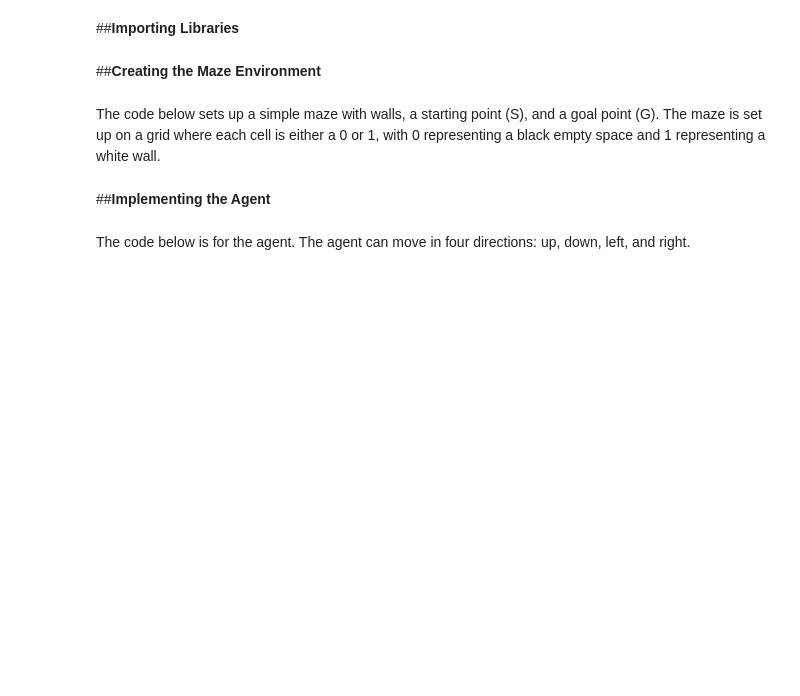
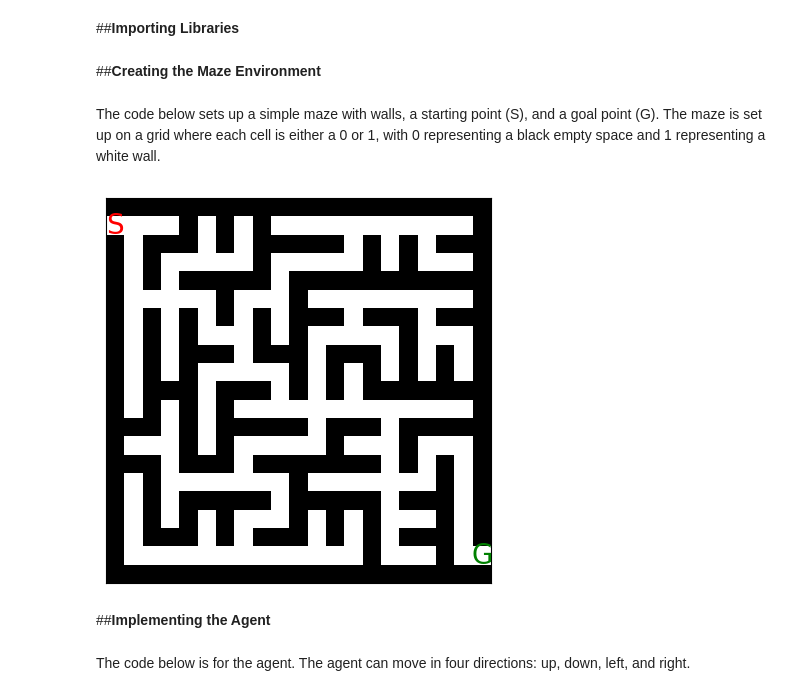
Before and after one commit to bharatramanaik/Maze-solver-bot, a Jupyter notebook: FinalMaze_gdrive.ipynb, the cells around one changed output. Cells and saved outputs as stored; diff of their text form; code cells hidden in the pictures; blank space fills up the shorter version.

```diff
--- a/FinalMaze_gdrive.ipynb
+++ b/FinalMaze_gdrive.ipynb
@@ -88,12 +88,12 @@ def generate_matrix(image_path):
 
     return mapped_matrix
 # %%
-#maze_layout=generate_matrix(f"E:/Major_project/Major Project/Major Project/Final_model/archive/rectangular_mazes/{iter}.png")
-# Create an instance of the maze and set the starting and ending positions
-#maze = Maze(maze_layout, (0, 1), (20, 19))
-# Visualize the maze
-# print(maze_layout[0,1])
-# maze.show_maze()
+maze_layout=generate_matrix(f"E:/Major_project/Major-Project/Major-Project/Final_model/archive/rectangular_mazes/5.png")
+
+maze = Maze(maze_layout, (0, 1), (20, 19))
+maze.show_maze()
+# %% [output]
+[figure, added]
 # %% [markdown]
 ##**Implementing the Agent**
 # %% [markdown]
```
Also changed, not shown: parts of 13 cells of this notebook, 3 other files.
